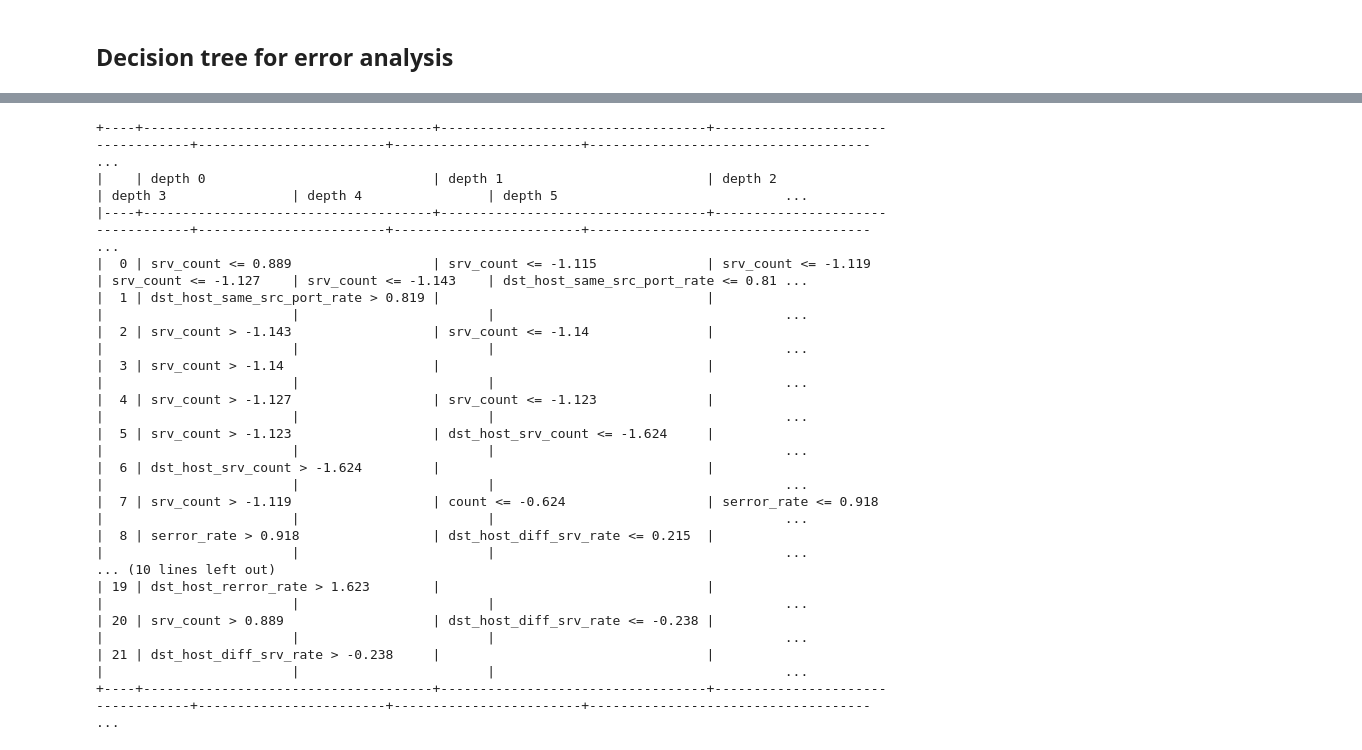
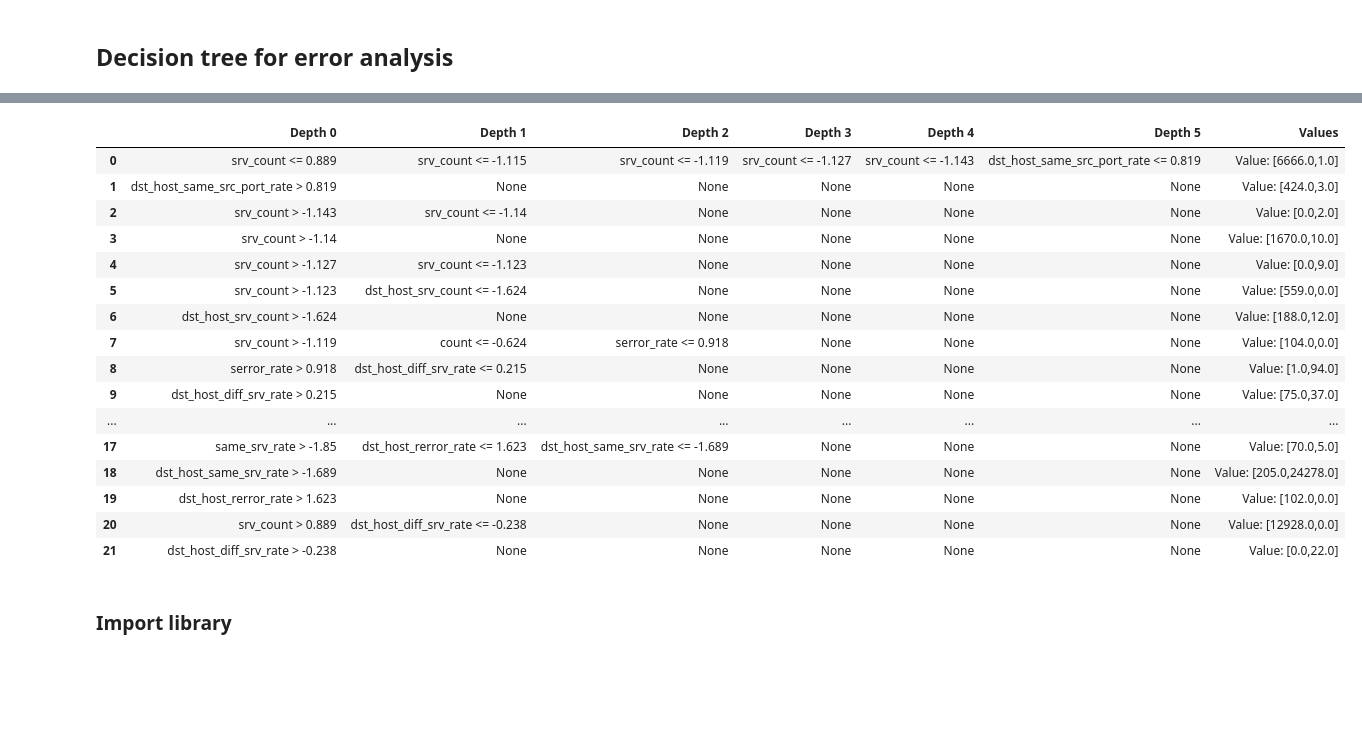
Before and after one commit to navid-finra/finra2, a Jupyter notebook: imp/finra.ipynb, the cells around one changed output, grey strips where cells are left out. Cells and saved outputs as stored; diff of their text form; code cells hidden in the pictures; blank space fills up the shorter version.

```diff
--- a/imp/finra.ipynb
+++ b/imp/finra.ipynb
@@ -558,58 +665,63 @@ graphviz.Source(dot_graph)
+# %%
+fn = df2.columns.tolist()
 # %%
+import sklearn
 def tree_to_df(reg_tree, feature_names):
     tree_ = reg_tree.tree_
     feature_name = [
         feature_names[i] if i != sklearn.tree._tree.TREE_UNDEFINED else "undefined!"
-        for i in tree_.feature]
+        for i in tree_.feature
+    ]
 
     def recurse(node, row, ret):
         if tree_.feature[node] != sklearn.tree._tree.TREE_UNDEFINED:
             name = feature_name[node]
             threshold = tree_.threshold[node]
             # Add rule to row and search left branch
             row[-1].append(name + " <= " +  str(round(threshold,3)))
             recurse(tree_.children_left[node], row, ret)
             # Add rule to row and search right branch
             row[-1].append(name + " > " +  str(round(threshold,3)))
             recurse(tree_.children_right[node], row, ret)
         else:
             # Add output rules and start a new row
             label = tree_.value[node]
             ret.append("Value: [" + str(label[0][0]) + ',' + str(label[0][1]) + "]")
             row.append([])
 
     # Initialize
     rules = [[]]
     vals = []
+
     # Call recursive function with initial values
     recurse(0, rules, vals)
+
     # Convert to table and output
     df_tree = pd.DataFrame(rules).dropna(how='all')
     df_tree['Return'] = pd.Series(vals)
     columns = []
-    for i in range(mx_depth):
-        columns.append(f"depth {i}")
-    columns.append('values')
+    for i in range(6):
+        columns.append(f"Depth {i}")
+    columns.append('Values')
     df_tree.columns = columns
     return df_tree
 
-tree_rules_df = tree_to_df(dt_clf , fn)
-print(tabulate(tree_rules_df, headers = 'keys', tablefmt = 'psql'))
+tree_to_df(dt_clf , fn)
 # %% [output]
-+----+-------------------------------------+----------------------------------+----------------------------------+------------------------+------------------------+------------------------------------ ...
-|    | depth 0                             | depth 1                          | depth 2                          | depth 3                | depth 4                | depth 5                             ...
-|----+-------------------------------------+----------------------------------+----------------------------------+------------------------+------------------------+------------------------------------ ...
-|  0 | srv_count <= 0.889                  | srv_count <= -1.115              | srv_count <= -1.119              | srv_count <= -1.127    | srv_count <= -1.143    | dst_host_same_src_port_rate <= 0.81 ...
-|  1 | dst_host_same_src_port_rate > 0.819 |                                  |                                  |                        |                        |                                     ...
-|  2 | srv_count > -1.143                  | srv_count <= -1.14               |                                  |                        |                        |                                     ...
-|  3 | srv_count > -1.14                   |                                  |                                  |                        |                        |                                     ...
-|  4 | srv_count > -1.127                  | srv_count <= -1.123              |                                  |                        |                        |                                     ...
-|  5 | srv_count > -1.123                  | dst_host_srv_count <= -1.624     |                                  |                        |                        |                                     ...
-|  6 | dst_host_srv_count > -1.624         |                                  |                                  |                        |                        |                                     ...
-|  7 | srv_count > -1.119                  | count <= -0.624                  | serror_rate <= 0.918             |                        |                        |                                     ...
-|  8 | serror_rate > 0.918                 | dst_host_diff_srv_rate <= 0.215  |                                  |                        |                        |                                     ...
-... (10 lines left out)
-| 19 | dst_host_rerror_rate > 1.623        |                                  |                                  |                        |                        |                                     ...
-| 20 | srv_count > 0.889                   | dst_host_diff_srv_rate <= -0.238 |                                  |                        |                        |                                     ...
-| 21 | dst_host_diff_srv_rate > -0.238     |                                  |                                  |                        |                        |                                     ...
-+----+-------------------------------------+----------------------------------+----------------------------------+------------------------+------------------------+------------------------------------ ...
+|  | Depth 0 | Depth 1 | Depth 2 | Depth 3 | Depth 4 | Depth 5 | Values |
+| 0 | srv_count <= 0.889 | srv_count <= -1.115 | srv_count <= -1.119 | srv_count <= -1.127 | srv_count <= -1.143 | dst_host_same_src_port_rate <= 0.819 | Value: [6666.0,1.0] |
+| 1 | dst_host_same_src_port_rate > 0.819 | None | None | None | None | None | Value: [424.0,3.0] |
+| 2 | srv_count > -1.143 | srv_count <= -1.14 | None | None | None | None | Value: [0.0,2.0] |
+| 3 | srv_count > -1.14 | None | None | None | None | None | Value: [1670.0,10.0] |
+| 4 | srv_count > -1.127 | srv_count <= -1.123 | None | None | None | None | Value: [0.0,9.0] |
+| 5 | srv_count > -1.123 | dst_host_srv_count <= -1.624 | None | None | None | None | Value: [559.0,0.0] |
+| 6 | dst_host_srv_count > -1.624 | None | None | None | None | None | Value: [188.0,12.0] |
+| 7 | srv_count > -1.119 | count <= -0.624 | serror_rate <= 0.918 | None | None | None | Value: [104.0,0.0] |
+| 8 | serror_rate > 0.918 | dst_host_diff_srv_rate <= 0.215 | None | None | None | None | Value: [1.0,94.0] |
+| 9 | dst_host_diff_srv_rate > 0.215 | None | None | None | None | None | Value: [75.0,37.0] |
+| ... | ... | ... | ... | ... | ... | ... | ... |
+| 17 | same_srv_rate > -1.85 | dst_host_rerror_rate <= 1.623 | dst_host_same_srv_rate <= -1.689 | None | None | None | Value: [70.0,5.0] |
+| 18 | dst_host_same_srv_rate > -1.689 | None | None | None | None | None | Value: [205.0,24278.0] |
+| 19 | dst_host_rerror_rate > 1.623 | None | None | None | None | None | Value: [102.0,0.0] |
+| 20 | srv_count > 0.889 | dst_host_diff_srv_rate <= -0.238 | None | None | None | None | Value: [12928.0,0.0] |
+| 21 | dst_host_diff_srv_rate > -0.238 | None | None | None | None | None | Value: [0.0,22.0] |
@@ -615,0 +731,2 @@ print(tabulate(tree_rules_df, headers = 'keys', tablefmt = 'psql'))
+# %% [markdown]
+### Import library
```
Also changed, not shown: parts of 26 cells of this notebook.
